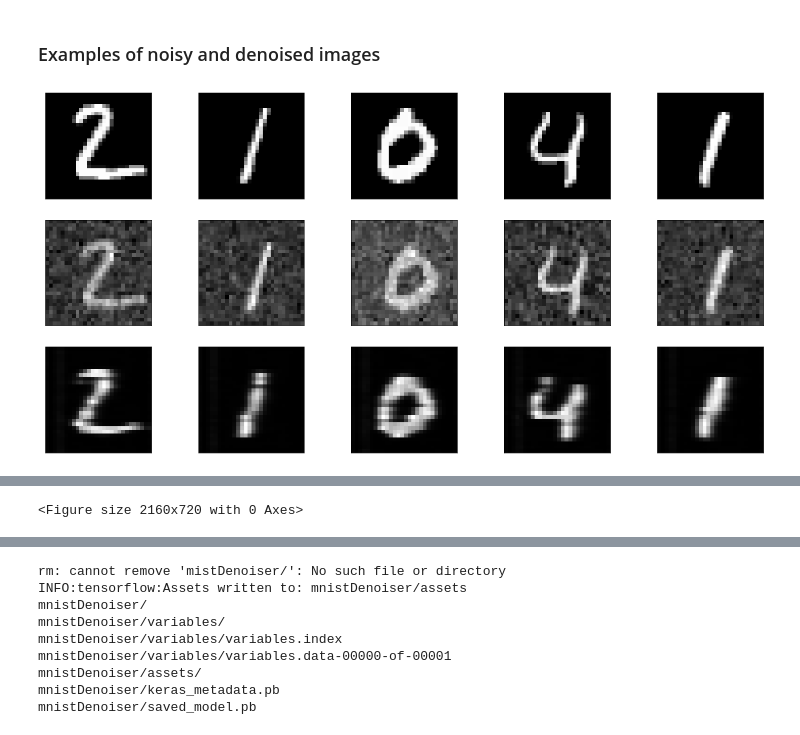
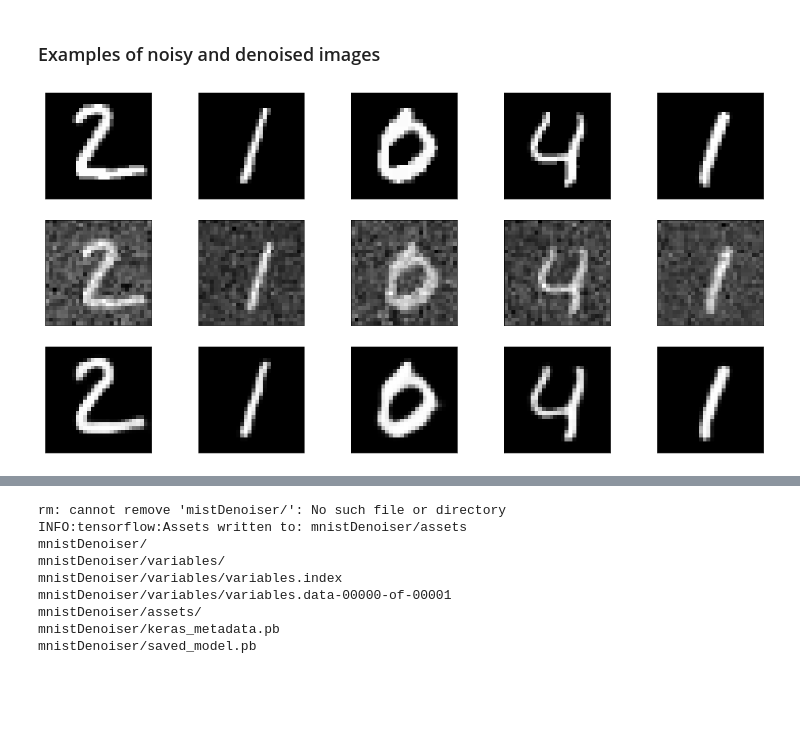
Before and after one commit to djbradyAtOpticalSciencesArizona/computationalImaging, a Jupyter notebook: rays/codeApertureImaging.ipynb, the cells around one changed output, grey strips where cells are left out. Cells and saved outputs as stored; diff of their text form; code cells hidden in the pictures; blank space fills up the shorter version.

```diff
--- a/rays/codeApertureImaging.ipynb
+++ b/rays/codeApertureImaging.ipynb
@@ -302,3 +301,13 @@ Non-trainable params: 0
 _________________________________________________________________
 # %% [markdown]
 ### Training
+# %%
+
+autoencoder.fit(
+    x=g_train,
+    y=x_train,
+    epochs=10,
+    batch_size=128,
+    shuffle=True,
+    validation_data=(g_test, x_test),
+)
@@ -307,24 +338,23 @@ _________________________________________________________________
 # %%
 n = 5
 plt.figure(figsize=(20, 10))
 for i in range(1, n + 1):
     ax = plt.subplot(3, n, i)
     plt.imshow(x_test[i].reshape(28, 28))
     plt.gray()
     ax.get_xaxis().set_visible(False)
     ax.get_yaxis().set_visible(False)
     ax = plt.subplot(3, n, n+i)
     plt.imshow(g_test[i].reshape(28, 28))
     plt.gray()
     ax.get_xaxis().set_visible(False)
     ax.get_yaxis().set_visible(False)
     ax = plt.subplot(3, n, 2*n+i)
-    plt.imshow(autoencoder.predict(g_test[i,:,:,:])[:,:,1,0])
+    plt.imshow(autoencoder.predict(g_test[i:i+1,:,:,:])[0,:,:,0])
     plt.gray()
     ax.get_xaxis().set_visible(False)
     ax.get_yaxis().set_visible(False)
-plt.show()
-plt.savefig('muraCodedApertureNeuralDenoise.pdf')
-files.download('muraCodedApertureNeuralDenoise.pdf')
+#plt.savefig('muraCodedApertureNeuralDenoise.pdf')
+#files.download('muraCodedApertureNeuralDenoise.pdf')
 # %% [output]
-[figure, old version]
+[figure, new version]
@@ -333 +360,0 @@ files.download('muraCodedApertureNeuralDenoise.pdf')
-<Figure size 2160x720 with 0 Axes>
```
Also changed, not shown: parts of 12 cells of this notebook.
